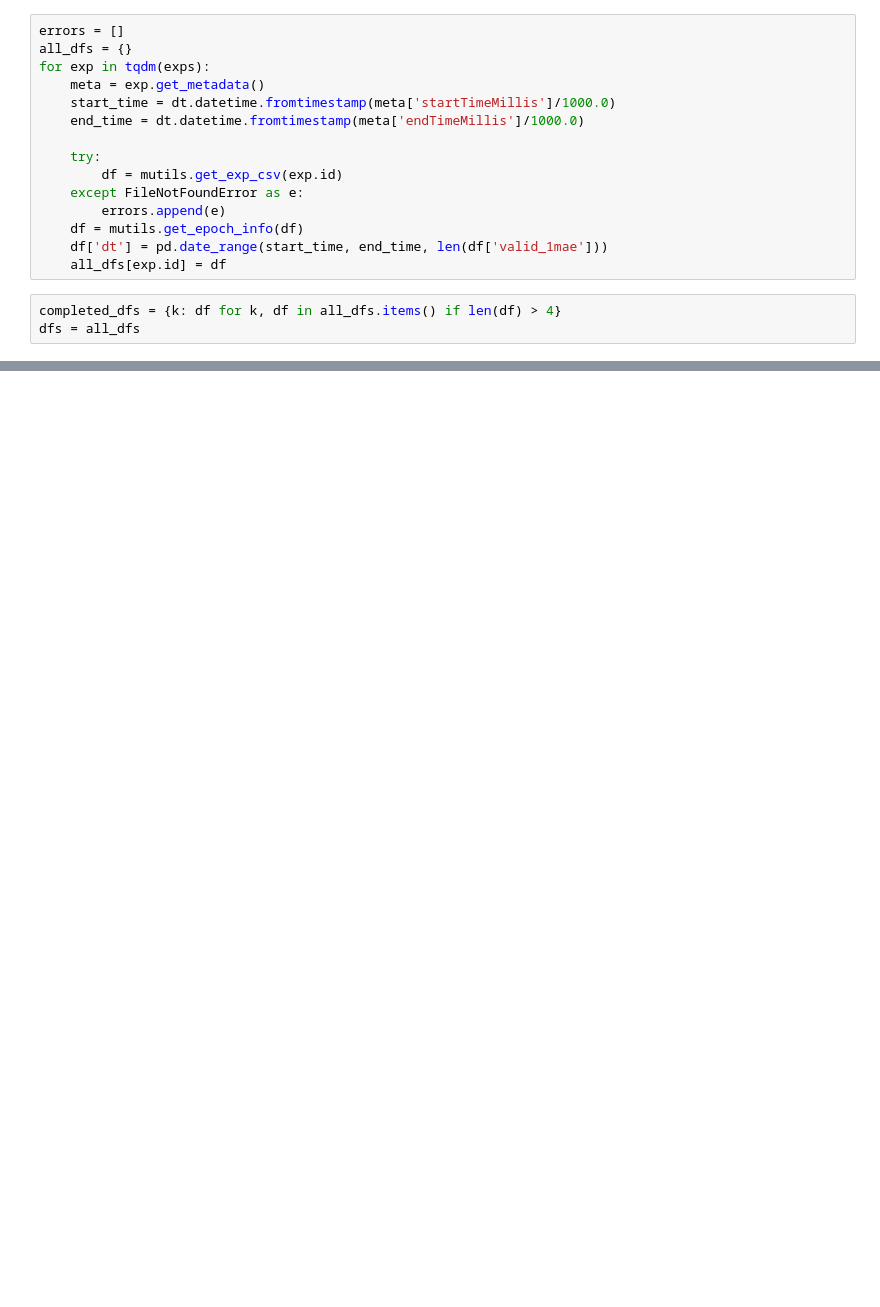
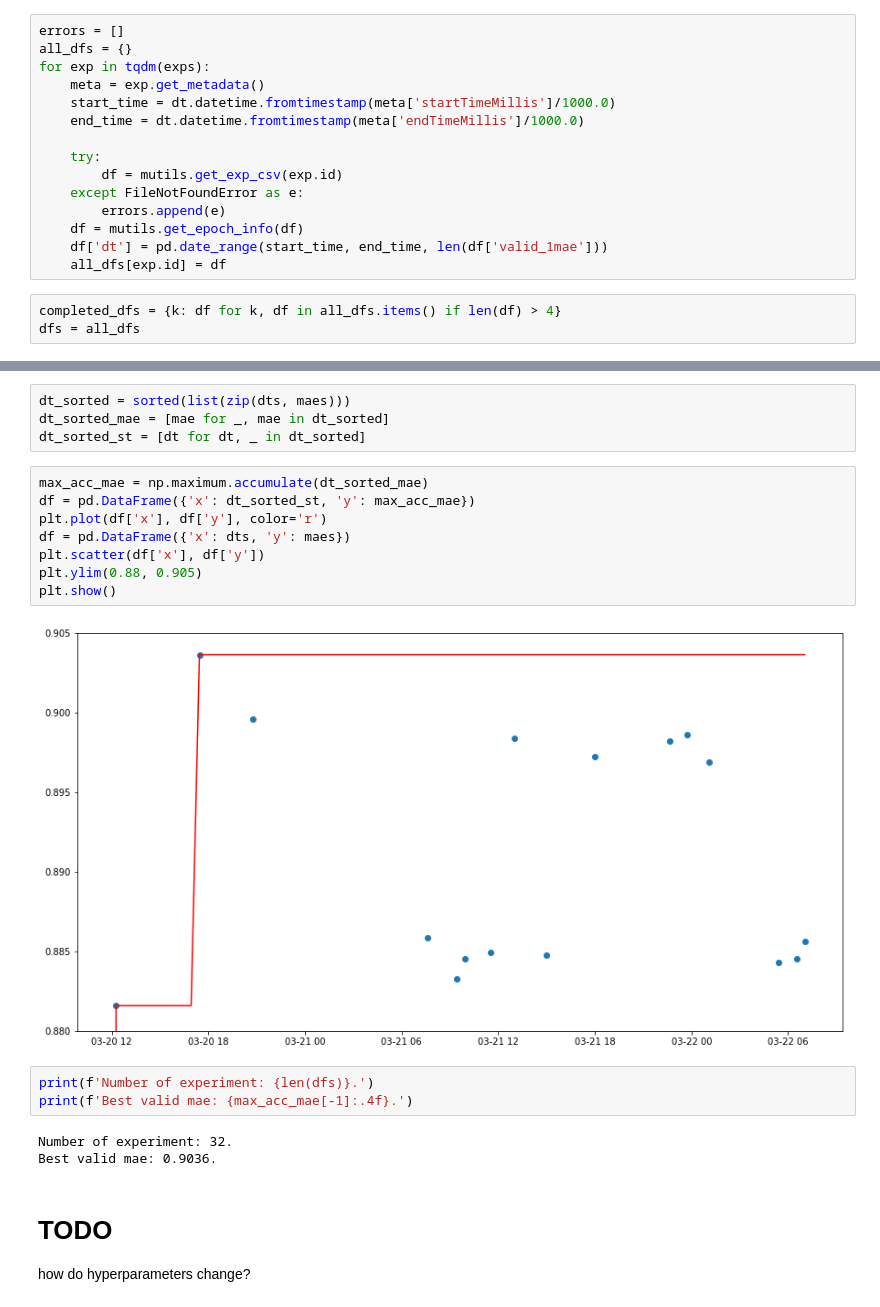
Before and after one commit to ab-transformer/transformer, a Jupyter notebook: hyperopt_optimize_result.ipynb, the cells around one changed output, grey strips where cells are left out. Saved outputs shown, nothing was run; the diff lists cells and outputs as text; blank space fills up the shorter version.

```diff
--- a/hyperopt_optimize_result.ipynb
+++ b/hyperopt_optimize_result.ipynb
@@ -60,0 +64,24 @@ plt.show()
+# %%
+dt_sorted = sorted(list(zip(dts, maes)))
+dt_sorted_mae = [mae for _, mae in dt_sorted]
+dt_sorted_st = [dt for dt, _ in dt_sorted]
+# %%
+max_acc_mae = np.maximum.accumulate(dt_sorted_mae)
+df = pd.DataFrame({'x': dt_sorted_st, 'y': max_acc_mae})
+plt.plot(df['x'], df['y'], color='r')
+df = pd.DataFrame({'x': dts, 'y': maes})
+plt.scatter(df['x'], df['y'])
+plt.ylim(0.88, 0.905)
+plt.show()
+# %% [output]
+[figure, added]
+# %%
+print(f'Number of experiment: {len(dfs)}.')
+print(f'Best valid mae: {max_acc_mae[-1]:.4f}.')
+# %% [output]
+Number of experiment: 32.
+Best valid mae: 0.9036.
+# %% [markdown]
+# TODO
+
+how do hyperparameters change?
```
Also changed, not shown: parts of 6 cells of this notebook, 4 other files.
